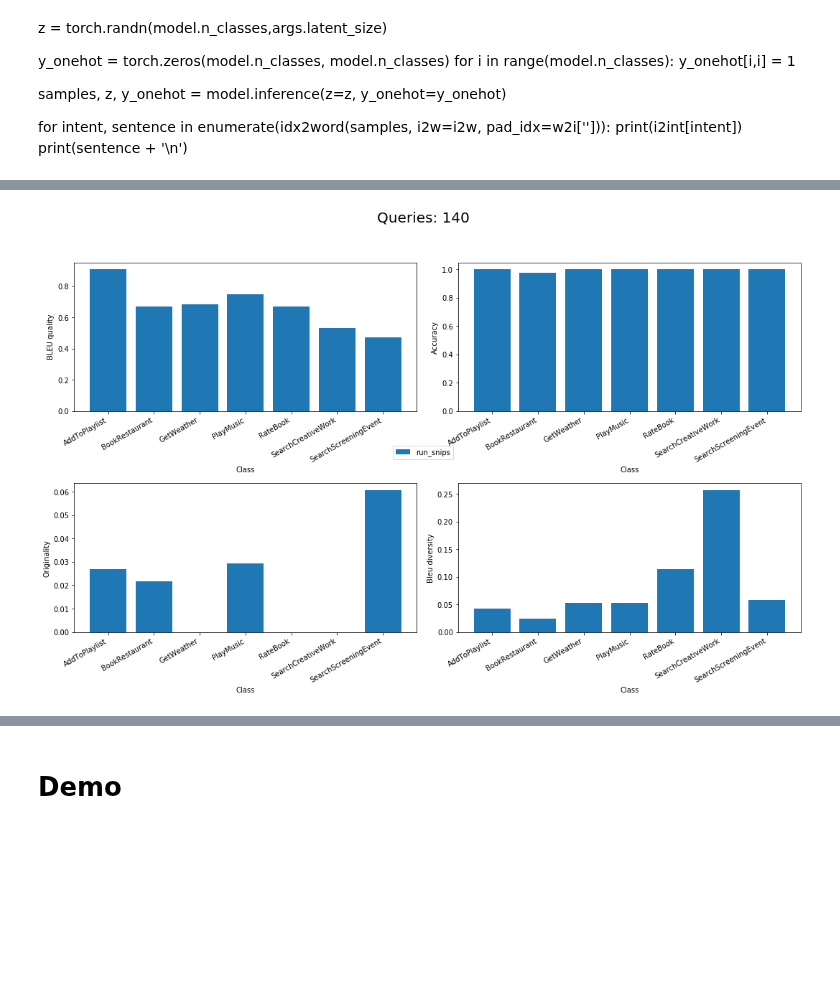
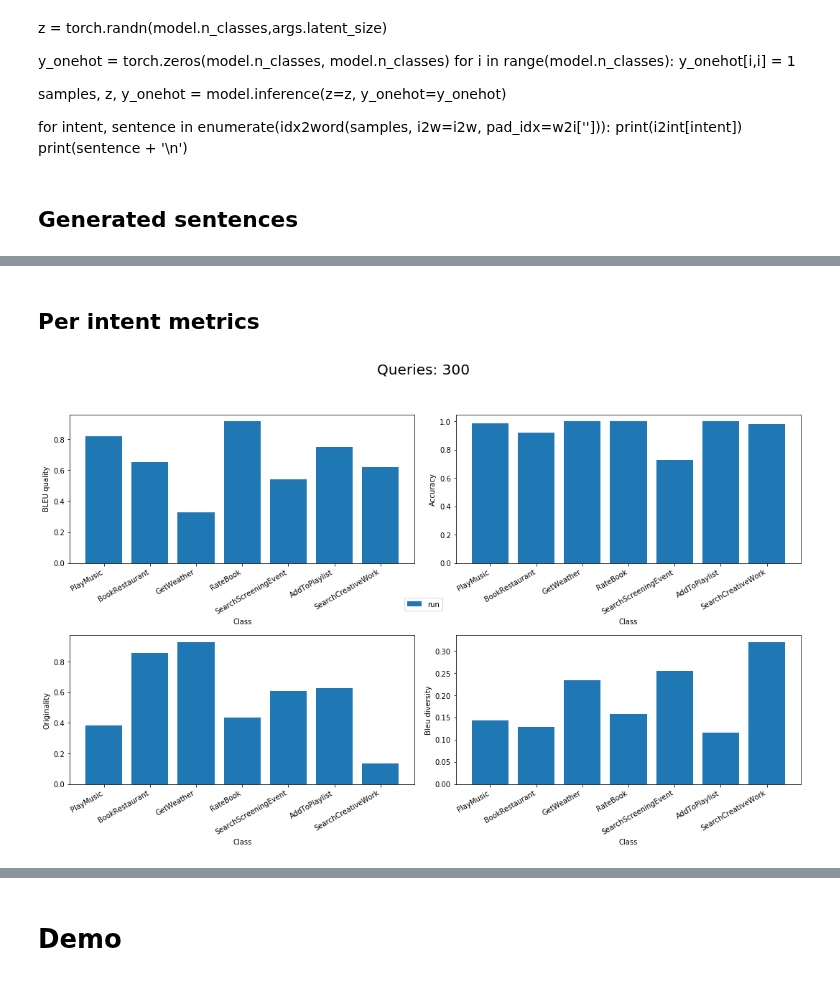
Before and after one commit to sonos/automatic-data-generation, a Jupyter notebook: automatic_data_generation/analysis.ipynb, the cells around one changed output, grey strips where cells are left out. Drawn from its saved outputs; the diff is of its cells as text; code cells hidden in the pictures; blank space fills up the shorter version.

```diff
--- a/automatic_data_generation/analysis.ipynb
+++ b/automatic_data_generation/analysis.ipynb
@@ -33,7 +33,7 @@ def anneal_fn(anneal_function, step, k, x, m):
 anneal_fn = np.vectorize(anneal_fn)
 # %%
 import torch
-run = torch.load('run_snips.pkl')
+run = torch.load('run.pkl')
 # %% [markdown]
 ## Dynamics
 # %%
@@ -228,6 +228,8 @@ samples, z, y_onehot = model.inference(z=z, y_onehot=y_onehot)
 for intent, sentence in enumerate(idx2word(samples, i2w=i2w, pad_idx=w2i['<pad>'])):
     print(i2int[intent])
     print(sentence + '\n')
+# %% [markdown]
+## Generated sentences
 # %%
 def get_trainset(dataset):
 
@@ -332,38 +334,42 @@ for dic in [dic_tr]:
 1            14           give _object_name_ _rating_value_ _rating_unit_
 1            3            _rating_value_ _rating_unit_ for _object_select_ _object_type_
 1            1            i would rate _object_select_ _object_part_of_series_type_ _rating_value_ and a best rating of _best_rating_
+# %% [markdown]
+## Per intent metrics
 # %%
 fig, axarr = plt.subplots(2,2, figsize=(15,10))
 axarr = axarr.flatten()
 
+run['i2int'].remove('None')
+
 for run in [run]:
 
-    bleu_qualities     = [run['delexicalised_metrics']['bleu_scores']['quality'][intent]   for intent in run['i2int']]
-    bleu_diversities   = [run['delexicalised_metrics']['bleu_scores']['diversity'][intent] for intent in run['i2int']]
-    originalities      = [run['delexicalised_metrics']['originality'][intent]              for intent in run['i2int']]
-    transfer           = [run['delexicalised_metrics']['transfer']['metric'][intent]       for intent in run['i2int']]
-    accuracies         = [run['delexicalised_metrics']['intent_accuracy'][intent]          for intent in run['i2int']]
+    bleu_qualities     = [run['delexicalised_metrics']['bleu_scores']['quality'][intent]   for intent in i2int]
+    bleu_diversities   = [run['delexicalised_metrics']['bleu_scores']['diversity'][intent] for intent in i2int]
+    originalities      = [run['delexicalised_metrics']['originality'][intent]              for intent in i2int]
+    transfer           = [run['delexicalised_metrics']['transfer']['metric'][intent]       for intent in i2int]
+    accuracies         = [run['delexicalised_metrics']['intent_accuracy'][intent]          for intent in i2int]
     metrics = [bleu_qualities, accuracies, originalities, bleu_diversities]
 
     for i, metric in enumerate(metrics):
 
         axarr[i].bar([intent.split(':')[-1] for intent in run['i2int']],
                      metric, label=run['args']['pickle'].split('/')[-1] if i==0 else '')
         for label in axarr[i].get_xmajorticklabels():
             label.set_rotation(30)
             label.set_horizontalalignment("right")
         low, high, delta = min(metric), max(metric), max(metric) - min(metric)
         #axarr[i].set_ylim(low - 0.2 * delta, high + 0.2 * delta)
         axarr[i].set_xlabel('Class')
 
 axarr[0].set_ylabel('BLEU quality'  )
 axarr[1].set_ylabel('Accuracy'      )
 axarr[2].set_ylabel('Originality'   )
 axarr[3].set_ylabel('Bleu diversity')
 
 fig.suptitle('Queries: {}'.format(run['args']['dataset_size']), fontsize=20)
 fig.legend(loc='center')
 
 fig.tight_layout(rect=[0, 0.03, 1, 0.9])
 # %% [output]
-[figure, old version]
+[figure, new version]
```
Also changed, not shown: parts of 2 cells of this notebook, 5 other files.
